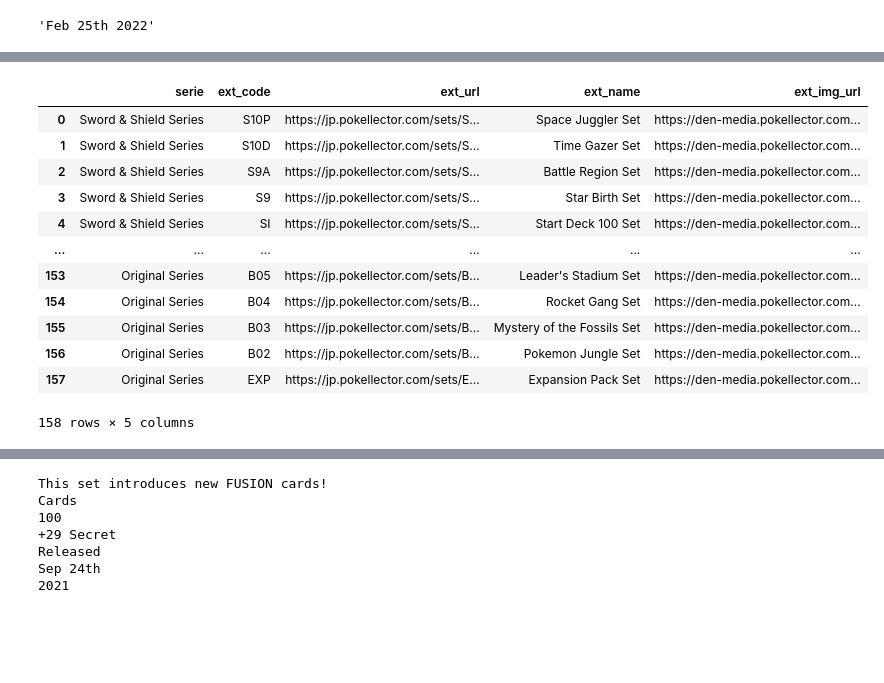
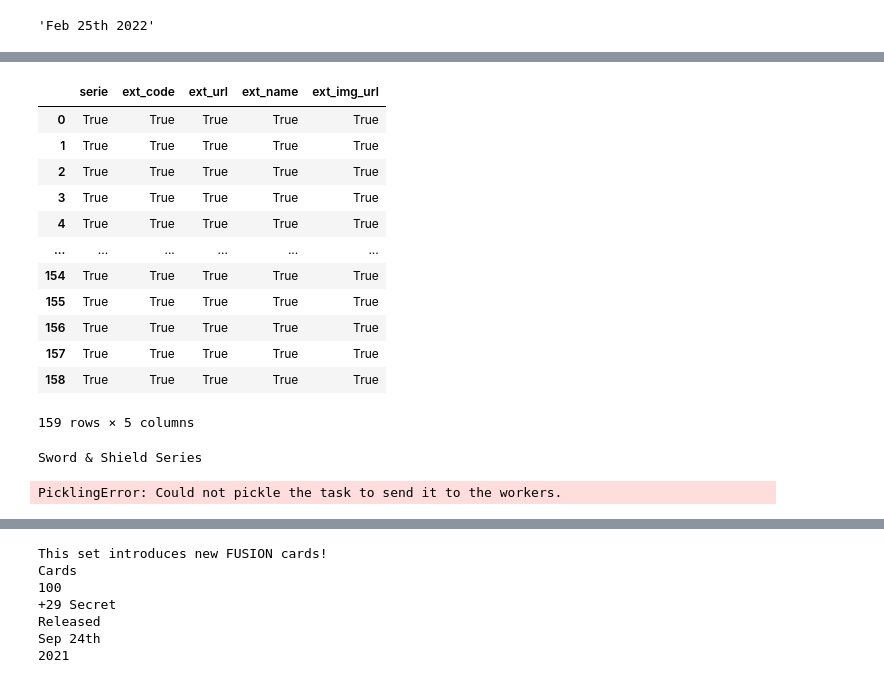
Before and after one commit to maxpr/pokemon-tcg-tracker, a Jupyter notebook: notebooks/pokemon-api.ipynb, the cells around one changed output, grey strips where cells are left out. Drawn from its saved outputs; the diff is of its cells as text; code cells hidden in the pictures; blank space fills up the shorter version.

Commit message:
[feature] Extension thread parsing

```diff
--- a/notebooks/pokemon-api.ipynb
+++ b/notebooks/pokemon-api.ipynb
@@ -99,5 +73,10 @@ data = []
 # %%
 driver.get(base_url)
+# %%
+soup = BeautifulSoup(driver.page_source)
+# %%
+series_bs = soup.find_all('h1', class_="icon set")
+blocks_bs = soup.find_all('div', class_="buttonlisting")
 # %%
 series = driver.find_elements_by_class_name('set')
 blocks = driver.find_elements_by_class_name('buttonlisting')
@@ -287,0 +366,13 @@ KeyboardInterrupt:
+# %%
+%%time
+data_blocks_2 = []
+for idx, block in enumerate(blocks_bs):
+    print(series[idx].text)
+    r = Parallel(n_jobs=10, backend="threading")(delayed(test_bs)(extension) for extension in block.find_all('a'))
+    #print(ext.text)
+    #ext_name =
+    for res in r:
+        data_blocks_2.append(res)
+    # for extension in block.find_elements_by_class_name('button'):
+    #
+df_ext_2 = pd.DataFrame(data_blocks_2, columns =["serie", "ext_code", "ext_url", "ext_name", "ext_img_url"])
@@ -287,0 +397,9 @@ KeyboardInterrupt:
+# %%
+%%time
+data_blocks = []
+for idx, block in enumerate(blocks_bs):
+    print(series[idx].text)
+    for extension in block.find_all('a'):
+        data_blocks.append(test_bs(extension))
+
+df_ext = pd.DataFrame(data_blocks, columns =["serie", "ext_code", "ext_url", "ext_name", "ext_img_url"])
@@ -288,16 +424,32 @@ KeyboardInterrupt:
 # %%
-df_ext
+df_ext == df_ext_2
 # %% [output]
 |  | serie | ext_code | ext_url | ext_name | ext_img_url |
-| 0 | Sword & Shield Series | S10P | https://jp.pokellector.com/sets/S... | Space Juggler Set | https://den-media.pokellector.com... |
-| 1 | Sword & Shield Series | S10D | https://jp.pokellector.com/sets/S... | Time Gazer Set | https://den-media.pokellector.com... |
-| 2 | Sword & Shield Series | S9A | https://jp.pokellector.com/sets/S... | Battle Region Set | https://den-media.pokellector.com... |
-| 3 | Sword & Shield Series | S9 | https://jp.pokellector.com/sets/S... | Star Birth Set | https://den-media.pokellector.com... |
-| 4 | Sword & Shield Series | SI | https://jp.pokellector.com/sets/S... | Start Deck 100 Set | https://den-media.pokellector.com... |
+| 0 | True | True | True | True | True |
+| 1 | True | True | True | True | True |
+| 2 | True | True | True | True | True |
+| 3 | True | True | True | True | True |
+| 4 | True | True | True | True | True |
 | ... | ... | ... | ... | ... | ... |
-| 153 | Original Series | B05 | https://jp.pokellector.com/sets/B... | Leader's Stadium Set | https://den-media.pokellector.com... |
-| 154 | Original Series | B04 | https://jp.pokellector.com/sets/B... | Rocket Gang Set | https://den-media.pokellector.com... |
-| 155 | Original Series | B03 | https://jp.pokellector.com/sets/B... | Mystery of the Fossils Set | https://den-media.pokellector.com... |
-| 156 | Original Series | B02 | https://jp.pokellector.com/sets/B... | Pokemon Jungle Set | https://den-media.pokellector.com... |
-| 157 | Original Series | EXP | https://jp.pokellector.com/sets/E... | Expansion Pack Set | https://den-media.pokellector.com... |
+| 154 | True | True | True | True | True |
+| 155 | True | True | True | True | True |
+| 156 | True | True | True | True | True |
+| 157 | True | True | True | True | True |
+| 158 | True | True | True | True | True |
-158 rows × 5 columns
+159 rows × 5 columns
+# %%
+%%time
+data_blocks = []
+for idx, block in enumerate(blocks):
+    print(series[idx].text)
+    r = Parallel(n_jobs=4, backend="loky")(delayed(test)(extension) for extension in block.find_elements_by_class_name('button'))
+    #print(ext.text)
+    #ext_name =
+    for res in r:
+        data_blocks.append(res)
+    # for extension in block.find_elements_by_class_name('button'):
+    #
+df_ext = pd.DataFrame(data_blocks, columns =["serie", "ext_code", "ext_url", "ext_name", "ext_img_url"])
+# %% [output]
+Sword & Shield Series
+PicklingError: Could not pickle the task to send it to the workers.
```
Also changed, not shown: parts of 32 cells of this notebook, 14 other files.
